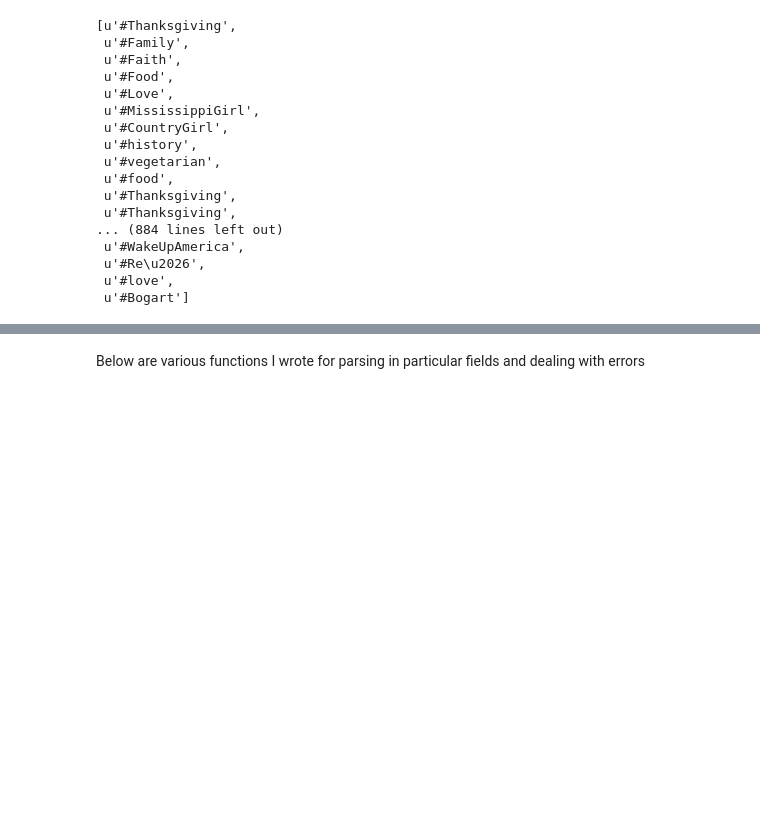
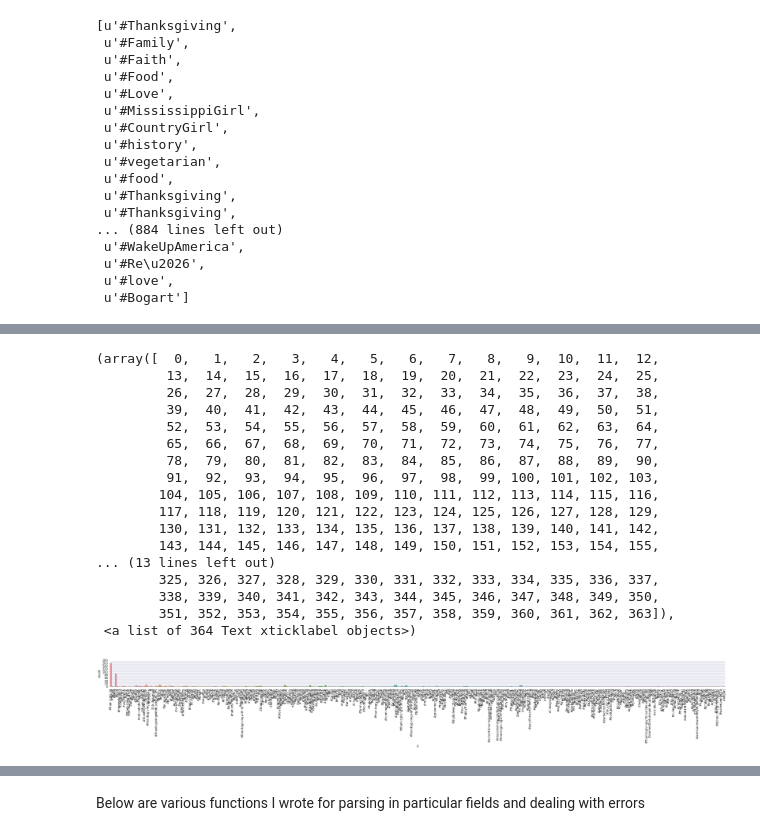
Before and after one commit to linbug/TwitScrip, a Jupyter notebook: Cleaning_twitter_data.ipynb, the cells around one changed output, grey strips where cells are left out. Saved outputs shown, nothing was run; the diff lists cells and outputs as text; code cells hidden in the pictures; blank space fills up the shorter version.

```diff
--- a/Cleaning_twitter_data.ipynb
+++ b/Cleaning_twitter_data.ipynb
@@ -124,0 +224,24 @@ SyntaxError: invalid syntax (<ipython-input-13-4fbfb681a8c1>, line 1)
+# %%
+plt.figure(figsize=(30, 2))
+sns.countplot(x = 0, data = hashtags_2)
+plt.tight_layout()
+plt.xticks(rotation = 'vertical')
+# %% [output]
+(array([  0,   1,   2,   3,   4,   5,   6,   7,   8,   9,  10,  11,  12,
+         13,  14,  15,  16,  17,  18,  19,  20,  21,  22,  23,  24,  25,
+         26,  27,  28,  29,  30,  31,  32,  33,  34,  35,  36,  37,  38,
+         39,  40,  41,  42,  43,  44,  45,  46,  47,  48,  49,  50,  51,
+         52,  53,  54,  55,  56,  57,  58,  59,  60,  61,  62,  63,  64,
+         65,  66,  67,  68,  69,  70,  71,  72,  73,  74,  75,  76,  77,
+         78,  79,  80,  81,  82,  83,  84,  85,  86,  87,  88,  89,  90,
+         91,  92,  93,  94,  95,  96,  97,  98,  99, 100, 101, 102, 103,
+        104, 105, 106, 107, 108, 109, 110, 111, 112, 113, 114, 115, 116,
+        117, 118, 119, 120, 121, 122, 123, 124, 125, 126, 127, 128, 129,
+        130, 131, 132, 133, 134, 135, 136, 137, 138, 139, 140, 141, 142,
+        143, 144, 145, 146, 147, 148, 149, 150, 151, 152, 153, 154, 155,
+... (13 lines left out)
+        325, 326, 327, 328, 329, 330, 331, 332, 333, 334, 335, 336, 337,
+        338, 339, 340, 341, 342, 343, 344, 345, 346, 347, 348, 349, 350,
+        351, 352, 353, 354, 355, 356, 357, 358, 359, 360, 361, 362, 363]),
+ <a list of 364 Text xticklabel objects>)
+[figure, added]
```
Also changed, not shown: parts of 23 cells of this notebook.
